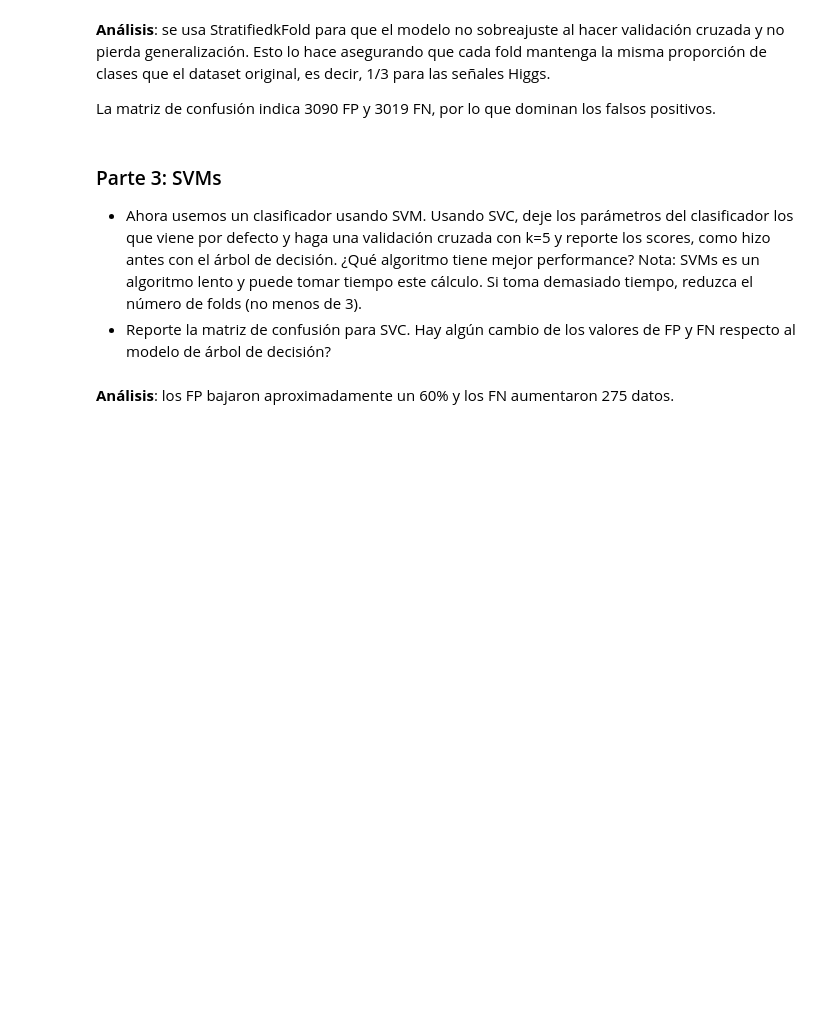
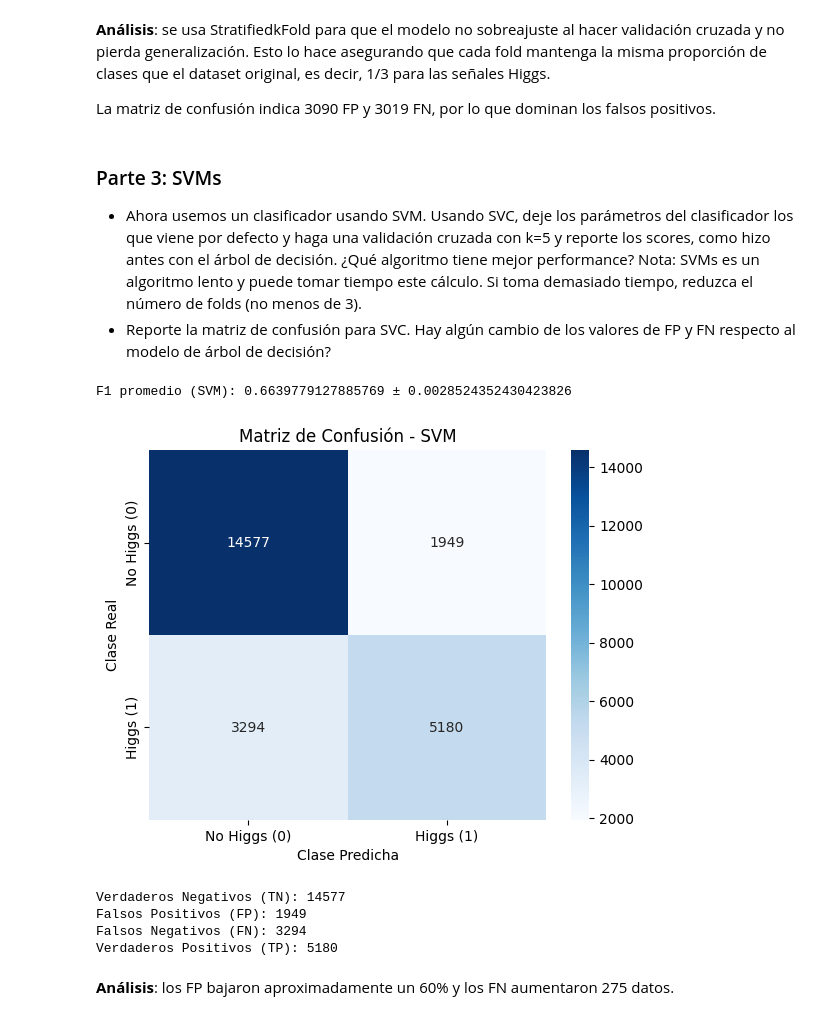
Before and after one commit to Juanse28169/Tarea-2---AST332, a Jupyter notebook: Tarea_2_AST332.ipynb, the cells around one changed output. Cells and saved outputs as stored; diff of their text form; code cells hidden in the pictures; blank space fills up the shorter version.

```diff
--- a/Tarea_2_AST332.ipynb
+++ b/Tarea_2_AST332.ipynb
@@ -169,32 +169,39 @@ Nota: SVMs es un algoritmo lento y puede tomar tiempo este cálculo. Si toma dem
 # %%
 from sklearn.svm import SVC
 
 svm = SVC(random_state=3)
 scores = cross_val_score(svm, features, labels.values.ravel(), cv=cv, scoring='f1')
 print("F1 promedio (SVM):", scores.mean(), "±", scores.std())
 
 # Predicciones con SVC
 labels_pred_svm = cross_val_predict(svm, features, labels.values.ravel(), cv=cv)
 
 cm2 = confusion_matrix(labels, labels_pred_svm)
 
 # Visualizar la matriz
 sns.heatmap(cm2, annot=True, fmt='d', cmap='Blues', xticklabels=['No Higgs (0)', 'Higgs (1)'], yticklabels=['No Higgs (0)', 'Higgs (1)'])
-plt.title('Matriz de Confusión - Árbol de Decisión')
+plt.title('Matriz de Confusión - SVM')
 plt.ylabel('Clase Real')
 plt.xlabel('Clase Predicha')
 plt.show()
 
 # Contar TF, TN, FP, FN
 TN = cm2[0, 0]  # Esquina superior izquierda
 FP = cm2[0, 1]  # Esquina superior derecha
 FN = cm2[1, 0]  # Esquina inferior izquierda
 TP = cm2[1, 1]  # Esquina inferior derecha
 
 print(f"Verdaderos Negativos (TN): {TN}")
 print(f"Falsos Positivos (FP): {FP}")
 print(f"Falsos Negativos (FN): {FN}")
 print(f"Verdaderos Positivos (TP): {TP}")
+# %% [output]
+F1 promedio (SVM): 0.6639779127885769 ± 0.0028524352430423826
+[figure, added]
+Verdaderos Negativos (TN): 14577
+Falsos Positivos (FP): 1949
+Falsos Negativos (FN): 3294
+Verdaderos Positivos (TP): 5180
 # %% [markdown]
 **Análisis**: los FP bajaron aproximadamente un 60% y los FN aumentaron 275 datos.
 # %% [markdown]
```
Also changed, not shown: parts of 3 cells of this notebook.
